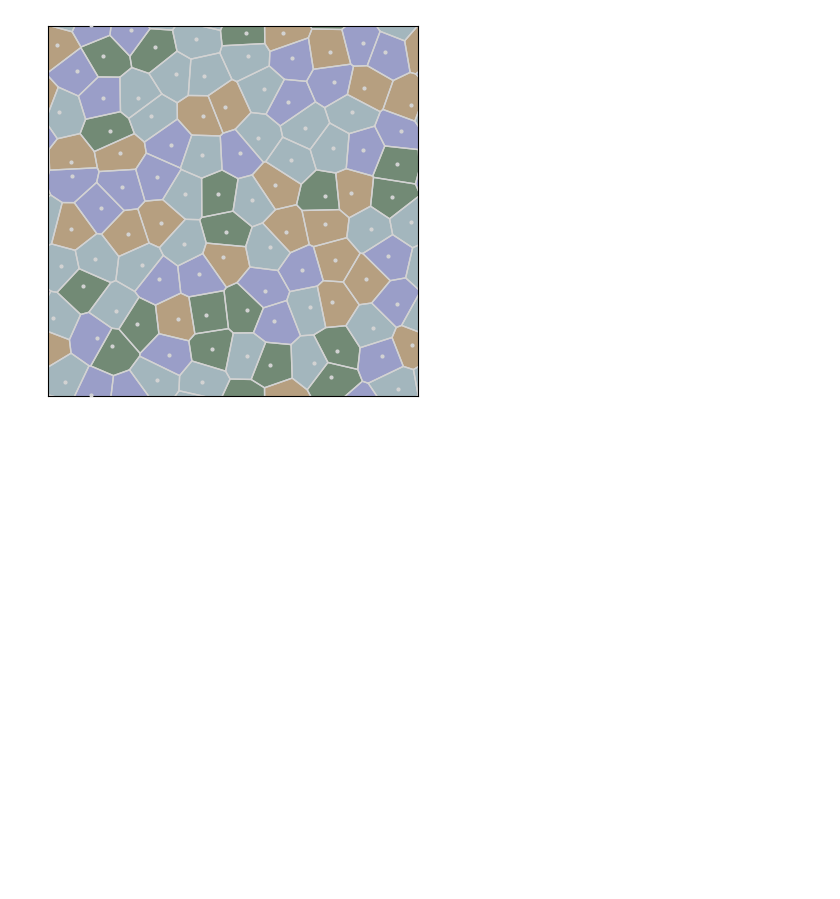
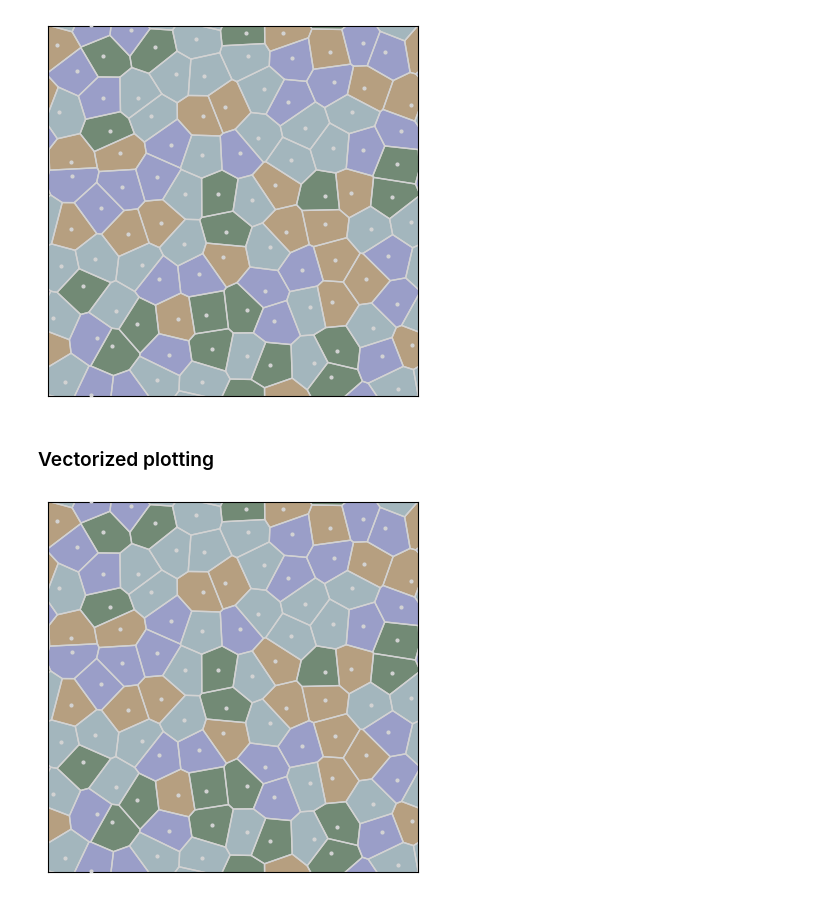
Before and after one commit to pyafv/assets, a Jupyter notebook: jupyter/standard_voronoi_sim.ipynb, the cells around one changed output. Saved outputs shown, nothing was run; the diff lists cells and outputs as text; code cells hidden in the pictures; blank space fills up the shorter version.

```diff
--- a/jupyter/standard_voronoi_sim.ipynb
+++ b/jupyter/standard_voronoi_sim.ipynb
@@ -200,3 +200,45 @@ ax.set_ylim(0, L)
 plt.show()
 # %% [output]
 [figure]
+# %% [markdown]
+### Vectorized plotting
+# %%
+from matplotlib.collections import LineCollection, PolyCollection
+
+def custom_plot_2d_fast(pts: np.ndarray, cell_colors: list, diag: dict, r: float, ax=None):
+    """
+    Faster custom plot function (vectorized version)
+
+    The speedup is especially noticeable when plotting large-N systems and generating many frames for videos.
+    """
+    if ax is None:
+      ax = plt.gca()
+
+    point_vertices_f_idx = diag["regions"]
+    vertices_all = diag["vertices"]
+
+    # Cell centers
+    ax.plot(pts[:, 0], pts[:, 1], 'o', color='lightgray', markersize=2, zorder=3, clip_on=True)
+
+    # Per-cell closed polygons (ragged list; first vertex re-appended to close the stroke)
+    polygons = [vertices_all[[*vs, vs[0]]] for vs in point_vertices_f_idx]
+
+    # Fills (per-cell colors)
+    ax.add_collection(PolyCollection(polygons, facecolors=cell_colors, linewidths=0, zorder=0))
+
+    # Outlines (uniform)
+    ax.add_collection(LineCollection(polygons, colors="lightgray", linewidths=1.0, zorder=2))
+
+    ax.set_aspect("equal")
+    return ax
+# %%
+fig, ax = plt.subplots(dpi=100)
+ax = custom_plot_2d_fast(pts_pbc, cell_colors[idx_pbc], diag, r=radius)  # broadcast to ghost copies by indexing with idx_pbc
+
+ax.tick_params(axis='both', length=0, labelbottom=False, labelleft=False)
+ax.set_facecolor('#474340')   # dark background
+ax.set_xlim(0, L)
+ax.set_ylim(0, L)
+plt.show()
+# %% [output]
+[figure, added]
```
Also changed, not shown: 4 other files.
